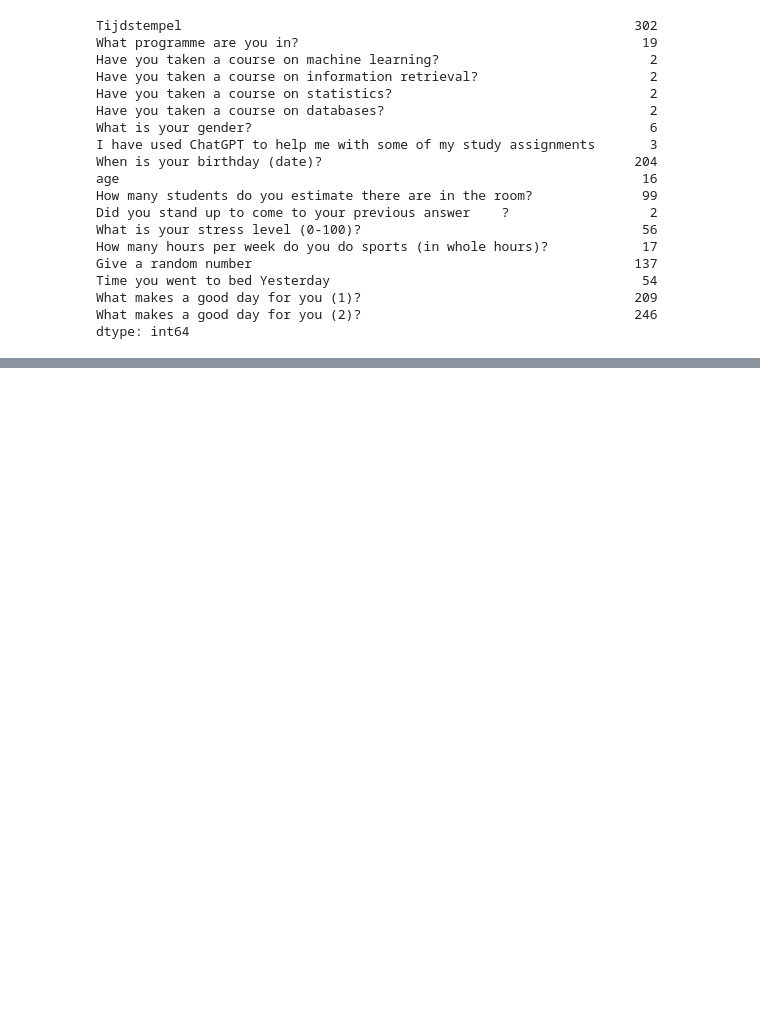
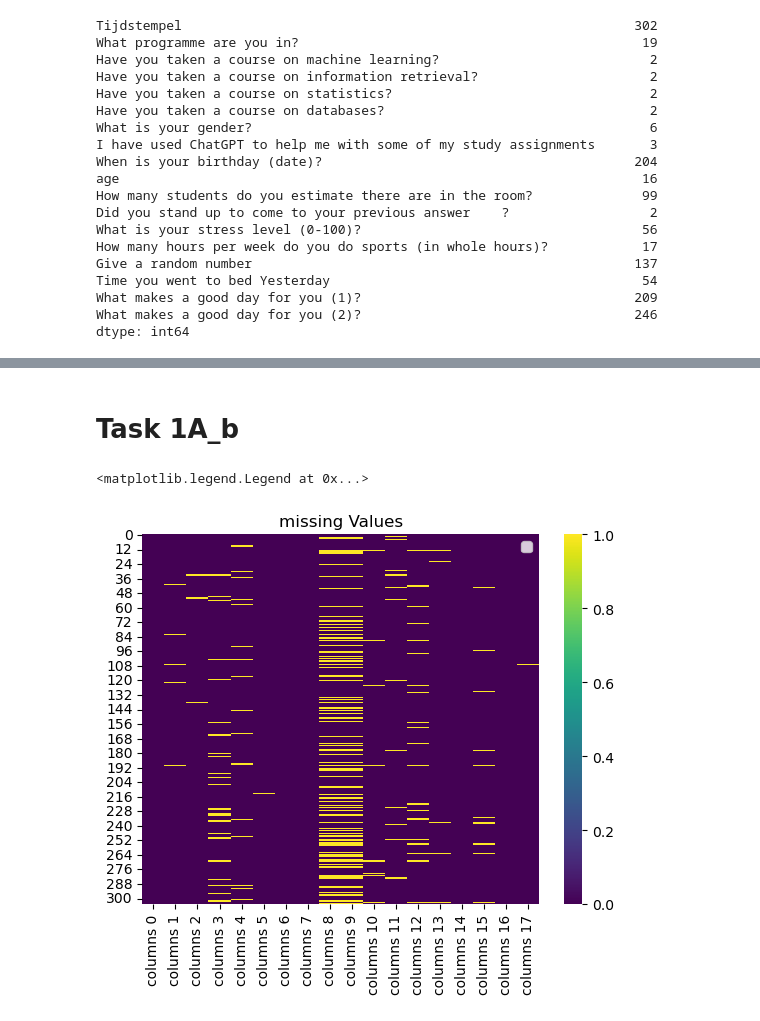
Before and after one commit to Mohammed-majeed/DMT_VU, a Jupyter notebook: DMT_Assignment_1.ipynb, the cells around one changed output, grey strips where cells are left out. Drawn from its saved outputs; the diff is of its cells as text; code cells hidden in the pictures; blank space fills up the shorter version.

Commit message:
Task A1_b

```diff
--- a/DMT_Assignment_1.ipynb
+++ b/DMT_Assignment_1.ipynb
@@ -424,3 +424,5 @@ dtype: int64
 # %%
 # save the New_data
 df.to_csv('new_data_fill_missing_with_previous_row.csv', index=False)
+# %% [markdown]
+# Task 1A_b
@@ -426,0 +431,10 @@ df.to_csv('new_data_fill_missing_with_previous_row.csv', index=False)
+# %%
+df = pd.read_csv('new_data_before_miss_value.csv')
+
+# Create a heatmap to visualize the missing values
+plt = sns.heatmap(df.isnull(), cmap='viridis',xticklabels = [f"columns {i}" for i in range(len(df.columns))])
+plt.set_title('missing Values')
+plt.legend(df.columns)
+# %% [output]
+<matplotlib.legend.Legend at 0x...>
+[figure, added]
```
Also changed, not shown: parts of 26 cells of this notebook.
